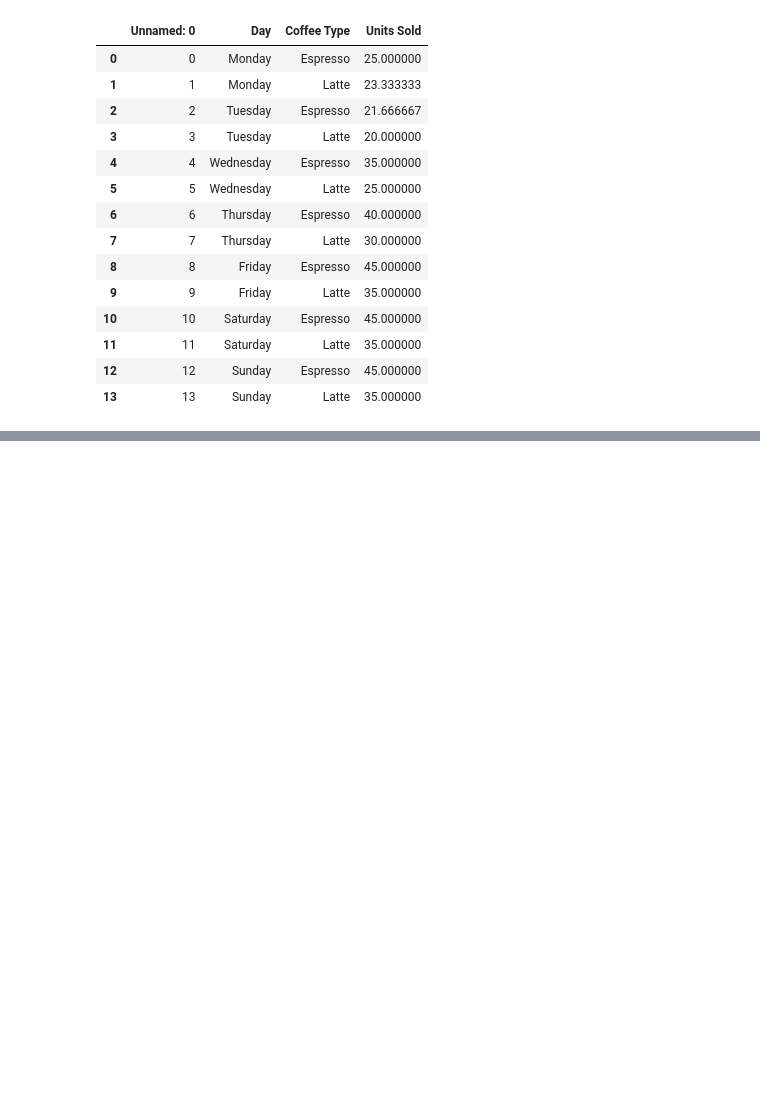
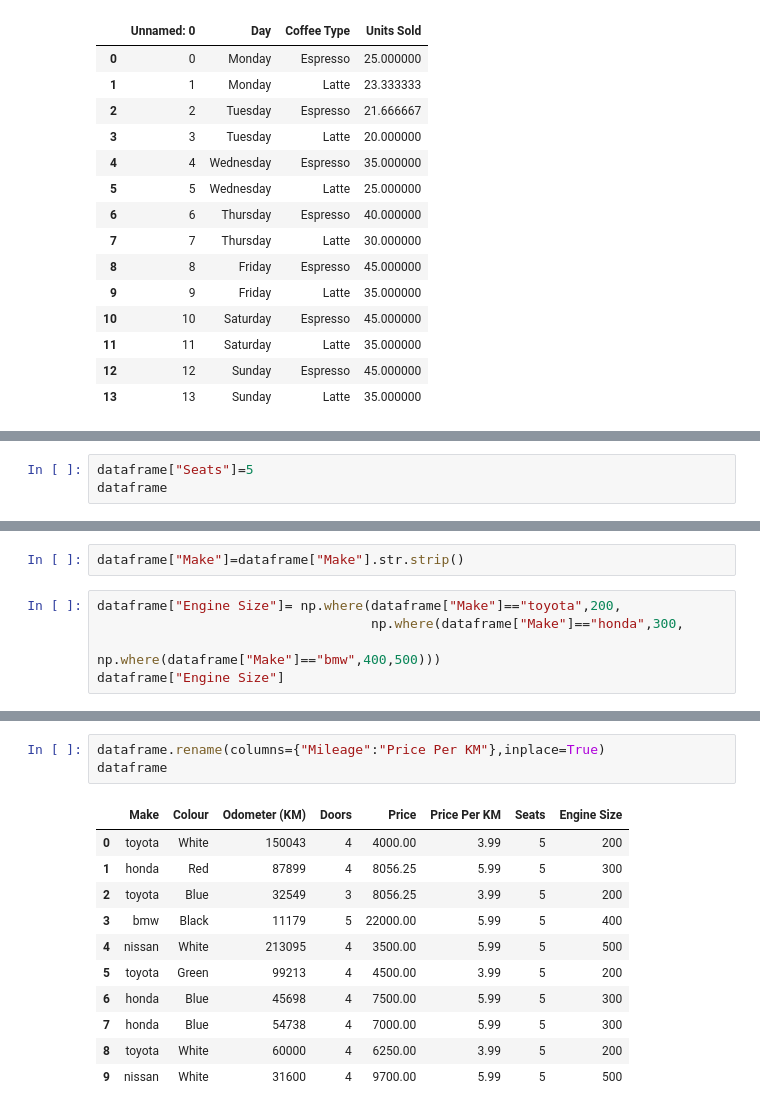
Before and after one commit to Muhammad-Bilal1605/LearningAI, a Jupyter notebook: scripts/Assignment2: Pandas.ipynb, the cells around one changed output, grey strips where cells are left out. Cells and saved outputs as stored; diff of their text form; blank space fills up the shorter version.

Commit message:
Added columns Seats, Engine Size, Price_per_KM.

```diff
--- a/scripts/Assignment2: Pandas.ipynb
+++ b/scripts/Assignment2: Pandas.ipynb
@@ -705,0 +710,3 @@ dataframe[dataframe["Units Sold"].notna()]
+# %%
+dataframe["Seats"]=5
+dataframe
@@ -705,0 +725,7 @@ dataframe[dataframe["Units Sold"].notna()]
+# %%
+dataframe["Make"]=dataframe["Make"].str.strip()
+# %%
+dataframe["Engine Size"]= np.where(dataframe["Make"]=="toyota",200,
+                                   np.where(dataframe["Make"]=="honda",300,
+                                            np.where(dataframe["Make"]=="bmw",400,500)))
+dataframe["Engine Size"]
@@ -705,0 +744,15 @@ dataframe[dataframe["Units Sold"].notna()]
+# %%
+dataframe.rename(columns={"Mileage":"Price Per KM"},inplace=True)
+dataframe
+# %% [output]
+|  | Make | Colour | Odometer (KM) | Doors | Price | Price Per KM | Seats | Engine Size |
+| 0 | toyota | White | 150043 | 4 | 4000.00 | 3.99 | 5 | 200 |
+| 1 | honda | Red | 87899 | 4 | 8056.25 | 5.99 | 5 | 300 |
+| 2 | toyota | Blue | 32549 | 3 | 8056.25 | 3.99 | 5 | 200 |
+| 3 | bmw | Black | 11179 | 5 | 22000.00 | 5.99 | 5 | 400 |
+| 4 | nissan | White | 213095 | 4 | 3500.00 | 5.99 | 5 | 500 |
+| 5 | toyota | Green | 99213 | 4 | 4500.00 | 3.99 | 5 | 200 |
+| 6 | honda | Blue | 45698 | 4 | 7500.00 | 5.99 | 5 | 300 |
+| 7 | honda | Blue | 54738 | 4 | 7000.00 | 5.99 | 5 | 300 |
+| 8 | toyota | White | 60000 | 4 | 6250.00 | 3.99 | 5 | 200 |
+| 9 | nissan | White | 31600 | 4 | 9700.00 | 5.99 | 5 | 500 |
```
Also changed, not shown: parts of 4 cells of this notebook.
